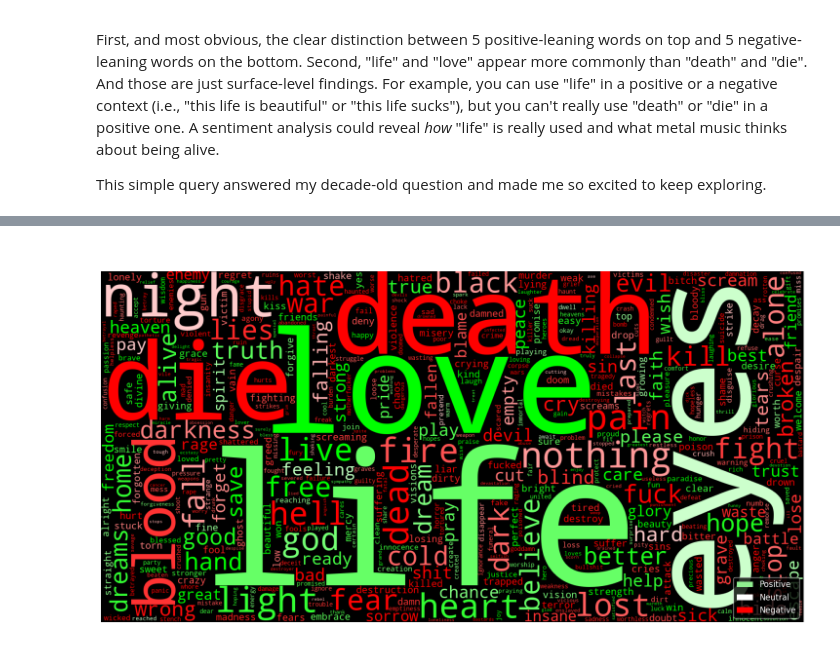
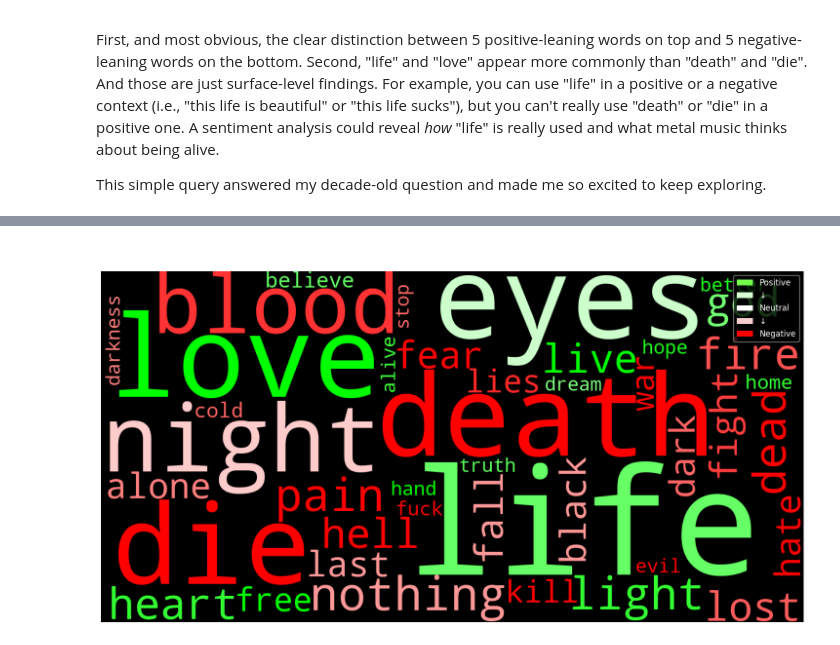
Before and after one commit to wanderson33245/The-Metal-Corpus, a Jupyter notebook: The Metal Corpus.ipynb, the cells around one changed output, grey strips where cells are left out. Saved outputs shown, nothing was run; the diff lists cells and outputs as text; code cells hidden in the pictures.

```diff
--- a/The Metal Corpus.ipynb
+++ b/The Metal Corpus.ipynb
@@ -343,28 +343,3 @@ These 10 words are so far above and beyond what I was hoping to find. Almost a d
 First, and most obvious, the clear distinction between 5 positive-leaning words on top and 5 negative-leaning words on the bottom. Second, "life" and "love" appear more commonly than "death" and "die". And those are just surface-level findings. For example, you can use "life" in a positive or a negative context (i.e., "this life is beautiful" or "this life sucks"), but you can't really use "death" or "die" in a positive one. A sentiment analysis could reveal *how* "life" is really used and what metal music thinks about being alive.
 
 This simple query answered my decade-old question and made me so excited to keep exploring.
-# %%
-from wordcloud import WordCloud
-
-df_meaningful50 = df_words[~df_words['word'].isin(stop_words)].copy()
-df_meaningful50['total'] = df_meaningful50[subgenres].sum(axis=1)
-df_meaningful50 = df_meaningful50.sort_values('total', ascending=False).head(50)
-
-# Build a frequency dictionary from the top meaningful words
-word_freq = dict(zip(df_meaningful50['word'], df_meaningful50['total']))
-
-wordcloud = WordCloud(
-    width=1600,
-    height=800,
-    background_color='black',
-    colormap='Reds',
-    max_words=100,
-    prefer_horizontal=0.7
-).generate_from_frequencies(word_freq)
-
-plt.figure(figsize=(16, 8))
-plt.imshow(wordcloud, interpolation='bilinear')
-plt.axis('off')
-plt.title('Most Common Words in Heavy Metal', fontsize=20, color='white', pad=20)
-plt.tight_layout()
-plt.show()
@@ -381,7 +360,7 @@ sia = SentimentIntensityAnalyzer()
 
 df_meaningful100 = df_words[~df_words['word'].isin(stop_words)].copy()
 df_meaningful100['total'] = df_meaningful100[subgenres].sum(axis=1)
-df_meaningful100 = df_meaningful100.sort_values('total', ascending=False).head(2000)
+df_meaningful100 = df_meaningful100.sort_values('total', ascending=False).head(100)
 
 # Scores from -1.0 to 1.0, overriding VADER where it falls short
 metal_overrides = {
@@ -407,36 +386,38 @@ def get_final_score(word):
         return metal_overrides[word.lower()]
     return sia.polarity_scores(word)['compound']
 
 df_meaningful100['vader_score'] = df_meaningful100['word'].apply(get_final_score)
-df_sentiment_filtered = df_meaningful100[df_meaningful100['vader_score'].abs() >= 0.1]
+df_sentiment_filtered100 = df_meaningful100[df_meaningful100['vader_score'].abs() >= 0.1]
 
-word_freq = dict(zip(df_sentiment_filtered['word'], df_sentiment_filtered['total']))
+word_freq = dict(zip(df_sentiment_filtered100['word'], df_sentiment_filtered100['total']))
 
 wordcloud = WordCloud(
     width=1600,
     height=800,
     background_color='black',
-    max_words=1000,
+    max_words=100,
     prefer_horizontal=0.7,
     color_func=get_sentiment_color
 ).generate_from_frequencies(word_freq)
 
 plt.figure(figsize=(16, 8))
 plt.imshow(wordcloud, interpolation='bilinear')
 plt.axis('off')
 plt.title('Most Common Words in Heavy Metal — Colored by Sentiment', fontsize=20, color='white', pad=20)
 
 # Add a legend
 from matplotlib.patches import Patch
 legend_elements = [
-    Patch(facecolor='lightgreen', label='Positive'),
+    Patch(facecolor='#75fb4c', label='Positive'),
+    Patch(facecolor='#d7fed0', label='↓'),
     Patch(facecolor='white', label='Neutral'),
+    Patch(facecolor='#f7cecd', label='↓'),
     Patch(facecolor='red', label='Negative')
 ]
-plt.legend(handles=legend_elements, loc='lower right',
+plt.legend(handles=legend_elements, loc='upper right',
            facecolor='black', labelcolor='white', fontsize=12)
 
 plt.tight_layout()
 plt.show()
 # %% [output]
-[figure, old version]
+[figure, new version]
```
Also changed, not shown: parts of 5 cells of this notebook.
